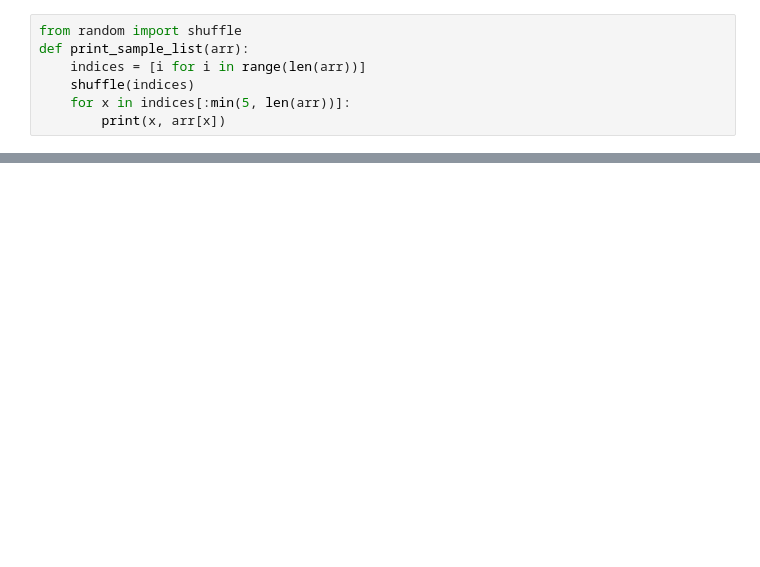
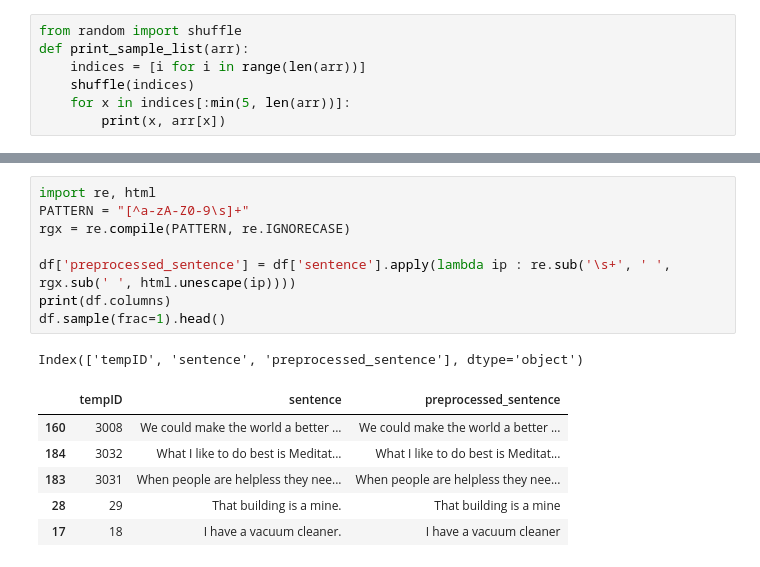
Before and after one commit to perspegrity5/SL_NLP_PassiveActive1, a Jupyter notebook: spacy_classifiers.ipynb, the cells around one changed output, grey strips where cells are left out. Drawn from its saved outputs; the diff is of its cells as text; blank space fills up the shorter version.

```diff
--- a/spacy_classifiers.ipynb
+++ b/spacy_classifiers.ipynb
@@ -361,0 +268,16 @@ print("HTML files written into html folder")
+# %%
+import re, html
+PATTERN = "[^a-zA-Z0-9\s]+"
+rgx = re.compile(PATTERN, re.IGNORECASE)
+
+df['preprocessed_sentence'] = df['sentence'].apply(lambda ip : re.sub('\s+', ' ', rgx.sub(' ', html.unescape(ip))))
+print(df.columns)
+df.sample(frac=1).head()
+# %% [output]
+Index(['tempID', 'sentence', 'preprocessed_sentence'], dtype='object')
+|  | tempID | sentence | preprocessed_sentence |
+| 160 | 3008 | We could make the world a better ... | We could make the world a better ... |
+| 184 | 3032 | What I like to do best is Meditat... | What I like to do best is Meditat... |
+| 183 | 3031 | When people are helpless they nee... | When people are helpless they nee... |
+| 28 | 29 | That building is a mine. | That building is a mine |
+| 17 | 18 | I have a vacuum cleaner. | I have a vacuum cleaner |
```
Also changed, not shown: parts of 25 cells of this notebook.
